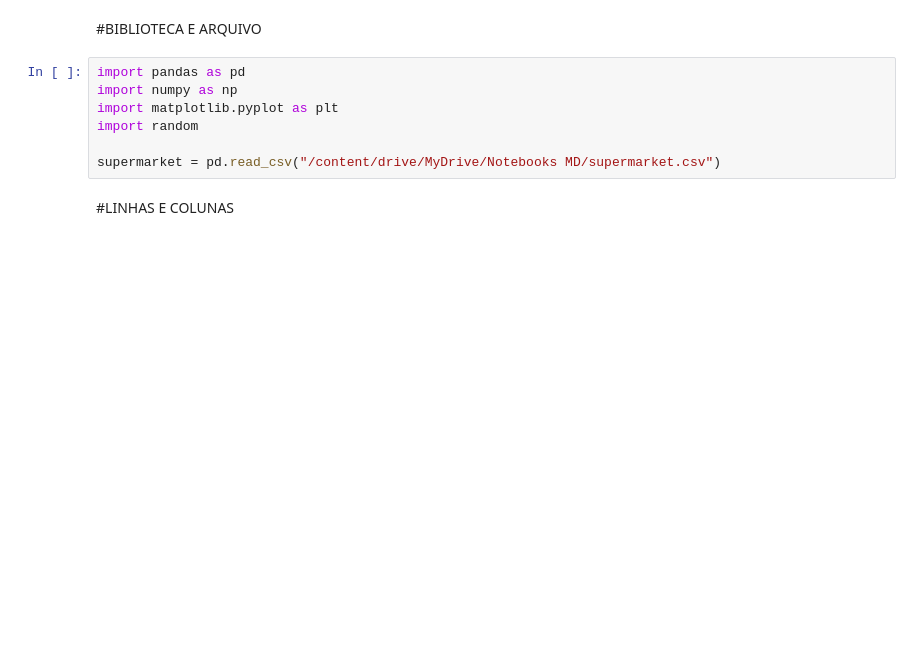
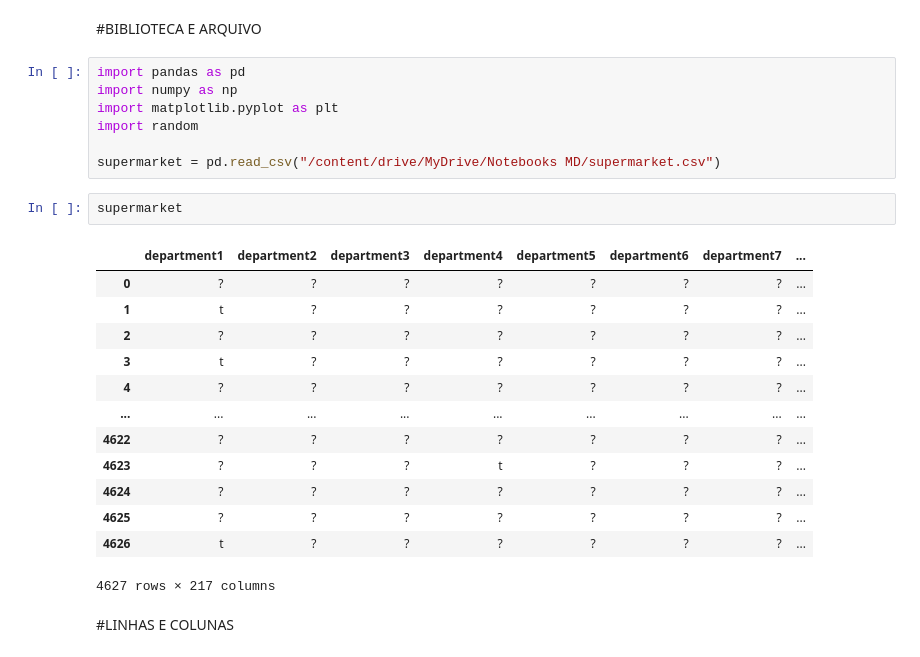
Before and after one commit to ViniciusPinheiroLivinalli/Metricas-base-supermarket, a Jupyter notebook: MD_T1_.ipynb, the cells around one changed output. Saved outputs shown, nothing was run; the diff lists cells and outputs as text; blank space fills up the shorter version.

```diff
--- a/MD_T1_.ipynb
+++ b/MD_T1_.ipynb
@@ -7,6 +7,22 @@ import matplotlib.pyplot as plt
 import random
 
 supermarket = pd.read_csv("/content/drive/MyDrive/Notebooks MD/supermarket.csv")
+# %%
+supermarket
+# %% [output]
+|  | department1 | department2 | department3 | department4 | department5 | department6 | department7 | ... |
+| 0 | ? | ? | ? | ? | ? | ? | ? | ... |
+| 1 | t | ? | ? | ? | ? | ? | ? | ... |
+| 2 | ? | ? | ? | ? | ? | ? | ? | ... |
+| 3 | t | ? | ? | ? | ? | ? | ? | ... |
+| 4 | ? | ? | ? | ? | ? | ? | ? | ... |
+| ... | ... | ... | ... | ... | ... | ... | ... | ... |
+| 4622 | ? | ? | ? | ? | ? | ? | ? | ... |
+| 4623 | ? | ? | ? | t | ? | ? | ? | ... |
+| 4624 | ? | ? | ? | ? | ? | ? | ? | ... |
+| 4625 | ? | ? | ? | ? | ? | ? | ? | ... |
+| 4626 | t | ? | ? | ? | ? | ? | ? | ... |
+4627 rows × 217 columns
 # %% [markdown]
 #LINHAS E COLUNAS
 # %%
```
Also changed, not shown: parts of 9 cells of this notebook.
